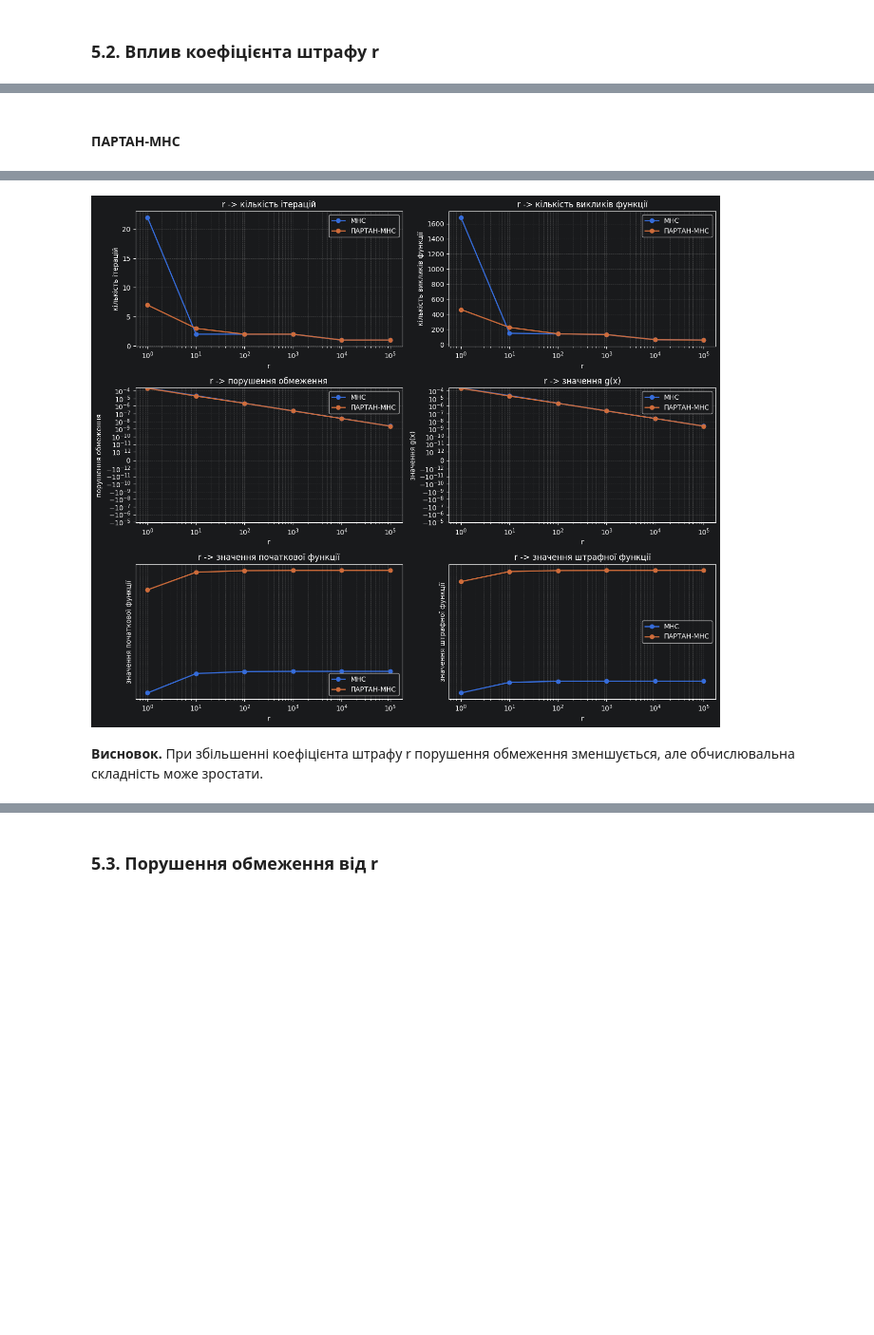
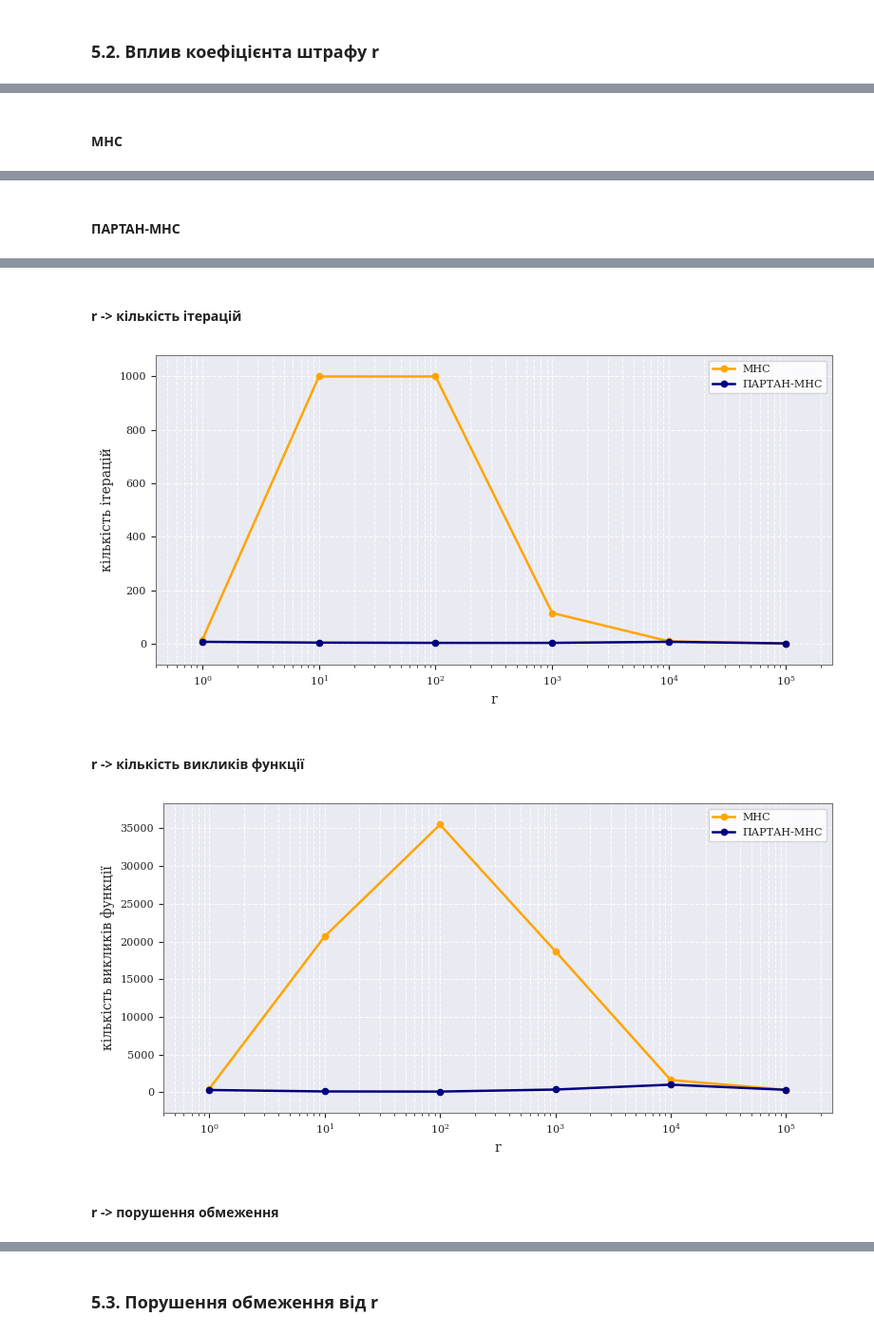
Before and after one commit to sburdiug/my_optimization_methods, a Jupyter notebook: cw/partan_mns_experiments.ipynb, the cells around one changed output, grey strips where cells are left out. Shown at 95% size. Drawn from its saved outputs; the diff is of its cells as text; code cells hidden in the pictures; blank space fills up the shorter version.

```diff
--- a/cw/partan_mns_experiments.ipynb
+++ b/cw/partan_mns_experiments.ipynb
@@ -25,6 +44,7 @@ EXPERIMENTS = experiments.EXPERIMENTS
 METHODS = experiments.METHODS
 DISPLAY_COLUMN_LABELS = experiments.DISPLAY_COLUMN_LABELS
 compare_methods = experiments.compare_methods
+compare_line_search_precision = experiments.compare_line_search_precision
 compare_penalty_methods = experiments.compare_penalty_methods
 compare_penalty_start_points = experiments.compare_penalty_start_points
 distance_to_circle_boundary = experiments.distance_to_circle_boundary
@@ -40,17 +60,22 @@ from optimization.penalty import circle_constraint, make_external_penalty_functi
 import optimization.plots as plots
 plots = importlib.reload(plots)
 plot_circle_constraint = plots.plot_circle_constraint
+plot_combined_trajectories = plots.plot_combined_trajectories if hasattr(plots, "plot_combined_trajectories") else None
+plot_convergence_by_iteration = plots.plot_convergence_by_iteration
+plot_cumulative_calls_by_iteration = plots.plot_cumulative_calls_by_iteration
 plot_final_comparison = plots.plot_final_comparison
+plot_gradient_norm_by_iteration = plots.plot_gradient_norm_by_iteration
 plot_metric_by_parameter = plots.plot_metric_by_parameter
 plot_penalty_trajectory = plots.plot_penalty_trajectory
 plot_trajectory = plots.plot_trajectory
+plots.use_light_plot_theme()
 from optimization.steepest_descent import steepest_descent
 
 pd.set_option("display.max_columns", None)
 pd.set_option("display.width", 160)
 plt.rcParams["figure.figsize"] = (8, 4)
 
-base_params = dict(BASE_PARAMS)
+base_params = BASE_PARAMS.copy()
 base_params
 # %% [output]
 {'max_iter': 1000,
@@ -375,0 +1155,22 @@ display(Markdown("**Висновок.** ПАРТАН-МНС може рухат
+# %%
+show_test_initial_data(
+    "\u0413\u0440\u0430\u0444\u0456\u043a\u0438 \u0437\u0431\u0456\u0436\u043d\u043e\u0441\u0442\u0456",
+    methods=list(trajectory_results),
+    extra_rows=[{"parameter": "\u0434\u0436\u0435\u0440\u0435\u043b\u043e \u0434\u0430\u043d\u0438\u0445", "value": "\u0440\u0435\u0437\u0443\u043b\u044c\u0442\u0430\u0442\u0438 \u0437 \u0440\u043e\u0437\u0434\u0456\u043b\u0443 4.8"}],
+)
+fig, ax = plt.subplots(figsize=(8, 4))
+plot_convergence_by_iteration(trajectory_results, "Збіжність значення функції для МНС і ПАРТАН-МНС", ax=ax)
+plt.tight_layout()
+plt.show()
+
+fig, ax = plt.subplots(figsize=(8, 4))
+plot_gradient_norm_by_iteration(trajectory_results, "Зміна норми градієнта в процесі мінімізації", ax=ax)
+plt.tight_layout()
+plt.show()
+
+fig, ax = plt.subplots(figsize=(8, 4))
+plot_cumulative_calls_by_iteration(trajectory_results, "Накопичена кількість викликів функції під час мінімізації", ax=ax)
+plt.tight_layout()
+plt.show()
+
+display(Markdown("**Висновок.** Графіки збіжності показують, який метод швидше зменшує значення функції та норму градієнта. Накопичена кількість викликів функції демонструє обчислювальну вартість кожного кроку: якщо ПАРТАН-МНС робить менше ітерацій, але кожна ітерація дорожча, це видно на цьому графіку."))
@@ -403,6 +1228,13 @@ display(Markdown("**Висновок.** ПАРТАН-МНС може рухат
 ### 5.2. Вплив коефіцієнта штрафу r
 # %%
 R_VALUES = (1, 10, 100, 1000, 10000, 100000)
+show_test_initial_data(
+    "\u0412\u043f\u043b\u0438\u0432 \u043a\u043e\u0435\u0444\u0456\u0446\u0456\u0454\u043d\u0442\u0430 \u0448\u0442\u0440\u0430\u0444\u0443 r",
+    varied_parameter="r",
+    varied_values=R_VALUES,
+    methods=list(METHODS),
+    extra_rows=[{"parameter": "\u043e\u0431\u043c\u0435\u0436\u0435\u043d\u043d\u044f", "value": "x1^2 + x2^2 - 1 <= 0"}],
+)
 penalty_tables = compare_penalty_methods(base_params=base_params, r_values=R_VALUES)
 penalty_long = pd.concat(
     [table.assign(method=method_name) for method_name, table in penalty_tables.items()],
@@ -421,8 +1253,8 @@ metrics = [
     ("f_original", "значення початкової функції", True),
     ("F_penalty", "значення штрафної функції", True),
 ]
-fig, axes = plt.subplots(3, 2, figsize=(13, 11))
-for ax, (metric, ylabel, log_y) in zip(axes.ravel(), metrics):
+for metric, ylabel, log_y in metrics:
+    fig, ax = plt.subplots(figsize=(8, 4))
     plot_metric_by_parameter(
         penalty_long,
         parameter_col="r",
@@ -434,8 +1266,8 @@ for ax, (metric, ylabel, log_y) in zip(axes.ravel(), metrics):
         log_y=log_y,
         ax=ax,
     )
-plt.tight_layout()
-plt.show()
+    plt.tight_layout()
+    plt.show()
 
 display(Markdown("**Висновок.** При збільшенні коефіцієнта штрафу r порушення обмеження зменшується, але обчислювальна складність може зростати."))
 # %% [output]
@@ -450,2 +1292,2 @@ display(Markdown("**Висновок.** При збільшенні коефіц
-#### ПАРТАН-МНС
+#### МНС
 |  | початкова точка | коефіцієнт штрафу r | кінцева точка | значення початкової функції | значення штрафної функції | ... |
@@ -457,0 +1300 @@ display(Markdown("**Висновок.** При збільшенні коефіц
+#### ПАРТАН-МНС
@@ -458,2 +1308,5 @@ display(Markdown("**Висновок.** При збільшенні коефіц
+#### r -> кількість ітерацій
-[figure, old version]
+[figure, new version]
-**Висновок.** При збільшенні коефіцієнта штрафу r порушення обмеження зменшується, але обчислювальна складність може зростати.
+#### r -> кількість викликів функції
+[figure, added]
+#### r -> порушення обмеження
```
Also changed, not shown: parts of 28 cells of this notebook, 4 other files.
